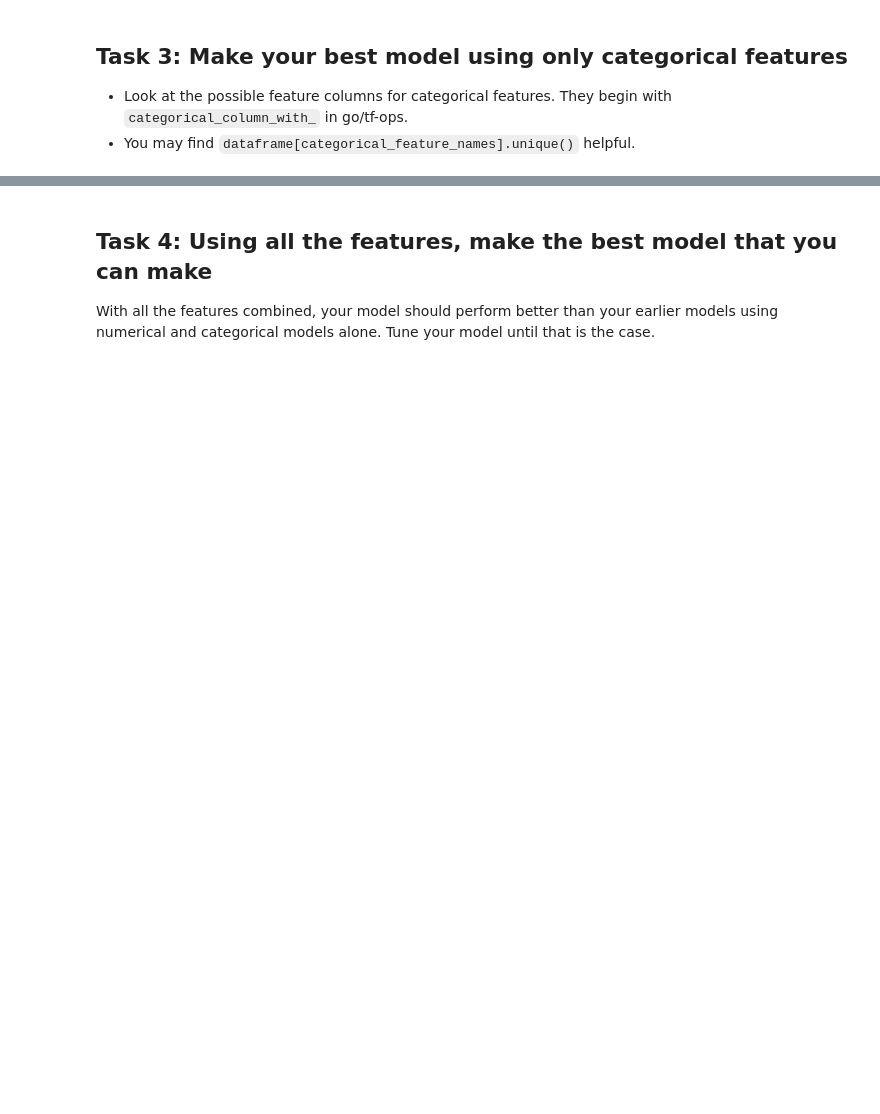
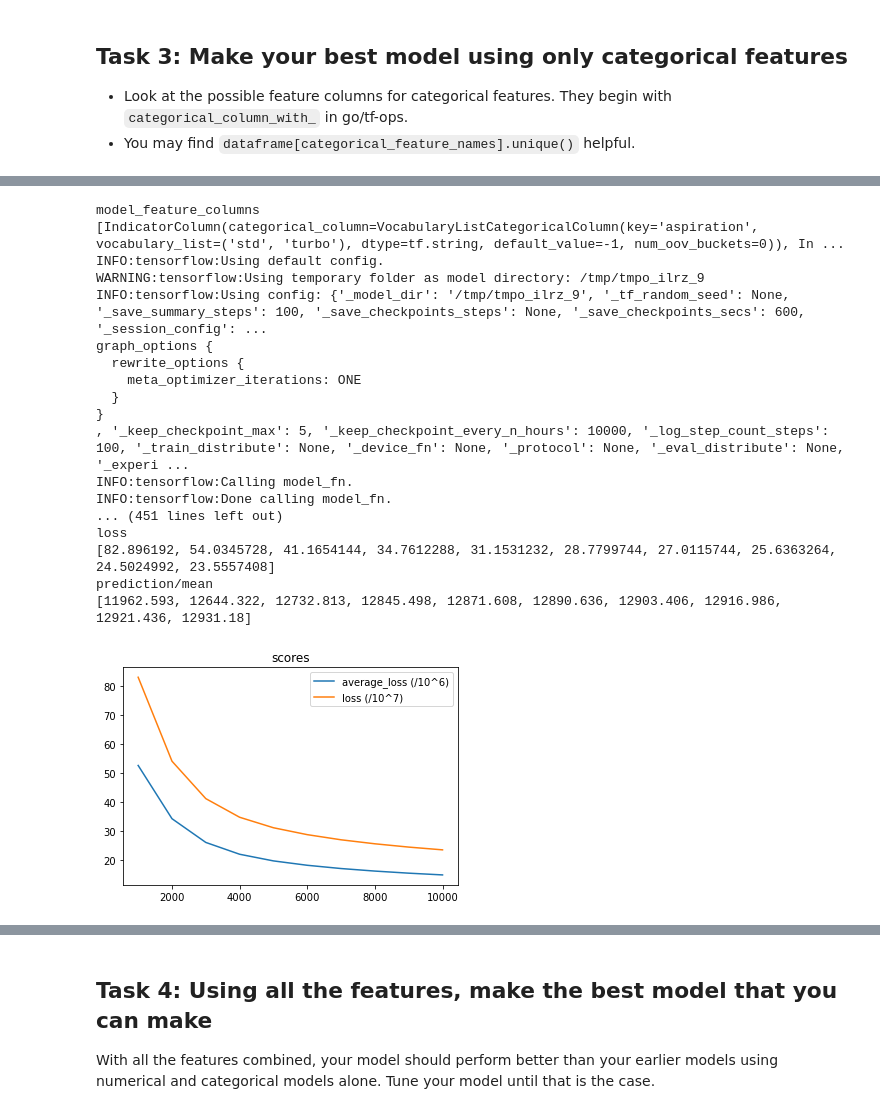
Before and after one commit to IanEdington/learn, a Jupyter notebook: machine-learning/ggl-mlcc/intro_to_modeling.ipynb, the cells around one changed output, grey strips where cells are left out. Drawn from its saved outputs; the diff is of its cells as text; code cells hidden in the pictures; blank space fills up the shorter version.

```diff
--- a/machine-learning/ggl-mlcc/intro_to_modeling.ipynb
+++ b/machine-learning/ggl-mlcc/intro_to_modeling.ipynb
@@ -2098,7 +2078,7 @@ plt.show()
 batch_size = 16
 
 x_df = car_data[categorical_feature_names]
-y_series = cdescribedata['price']
+y_series = car_data['price']
 
 # Create input_fn's so that the estimator knows how to read in your data.
 train_input_fn = tf.estimator.inputs.pandas_input_fn(
@@ -2115,37 +2095,57 @@ eval_input_fn = tf.estimator.inputs.pandas_input_fn(
     shuffle=False)
 
 predict_input_fn = tf.estimator.inputs.pandas_input_fn(
     x=x_df,
     batch_size=batch_size,
     shuffle=False)
 
 model_feature_columns = [
-    tf.feature_column.numeric_column(
+    tf.feature_column.indicator_column(
+    tf.feature_column.categorical_column_with_vocabulary_list(
         feature_name,
-        normalizer_fn=generate_numberic_feature_normalizer(feature_name)
-        )
+        vocabulary_list=x_df[feature_name].unique()
+        ))
     for feature_name in categorical_feature_names
 ]
 print('model_feature_columns', model_feature_columns)
 
 est = tf.estimator.DNNRegressor(
     feature_columns=model_feature_columns,
     hidden_units=[64],
-    optimizer=tf.train.GradientDescentOptimizer(learning_rate=0.01),
+    optimizer=tf.train.AdagradOptimizer(learning_rate=0.1),
   )
 
 # TRAIN
 num_print_statements = 10
 num_training_steps = 10000
 all_scores = []
 for _ in range(num_print_statements):
   est.train(train_input_fn, steps=num_training_steps // num_print_statements)
   scores = est.evaluate(eval_input_fn)
 
   all_scores.append(scores)
   print('scores:', scores)
 
 make_score_plot(all_scores)
+# %% [output]
+model_feature_columns [IndicatorColumn(categorical_column=VocabularyListCategoricalColumn(key='aspiration', vocabulary_list=('std', 'turbo'), dtype=tf.string, default_value=-1, num_oov_buckets=0)), In ...
+INFO:tensorflow:Using default config.
+WARNING:tensorflow:Using temporary folder as model directory: /tmp/tmpo_ilrz_9
+INFO:tensorflow:Using config: {'_model_dir': '/tmp/tmpo_ilrz_9', '_tf_random_seed': None, '_save_summary_steps': 100, '_save_checkpoints_steps': None, '_save_checkpoints_secs': 600, '_session_config': ...
+graph_options {
+  rewrite_options {
+    meta_optimizer_iterations: ONE
+  }
+}
+, '_keep_checkpoint_max': 5, '_keep_checkpoint_every_n_hours': 10000, '_log_step_count_steps': 100, '_train_distribute': None, '_device_fn': None, '_protocol': None, '_eval_distribute': None, '_experi ...
+INFO:tensorflow:Calling model_fn.
+INFO:tensorflow:Done calling model_fn.
+... (451 lines left out)
+loss
+[82.896192, 54.0345728, 41.1654144, 34.7612288, 31.1531232, 28.7799744, 27.0115744, 25.6363264, 24.5024992, 23.5557408]
+prediction/mean
+[11962.593, 12644.322, 12732.813, 12845.498, 12871.608, 12890.636, 12903.406, 12916.986, 12921.436, 12931.18]
+[figure, added]
 # %%
 #@title Possible solution
 # We have the full list of values that each feature takes on, and the list is
```
Also changed, not shown: parts of 55 cells of this notebook.
